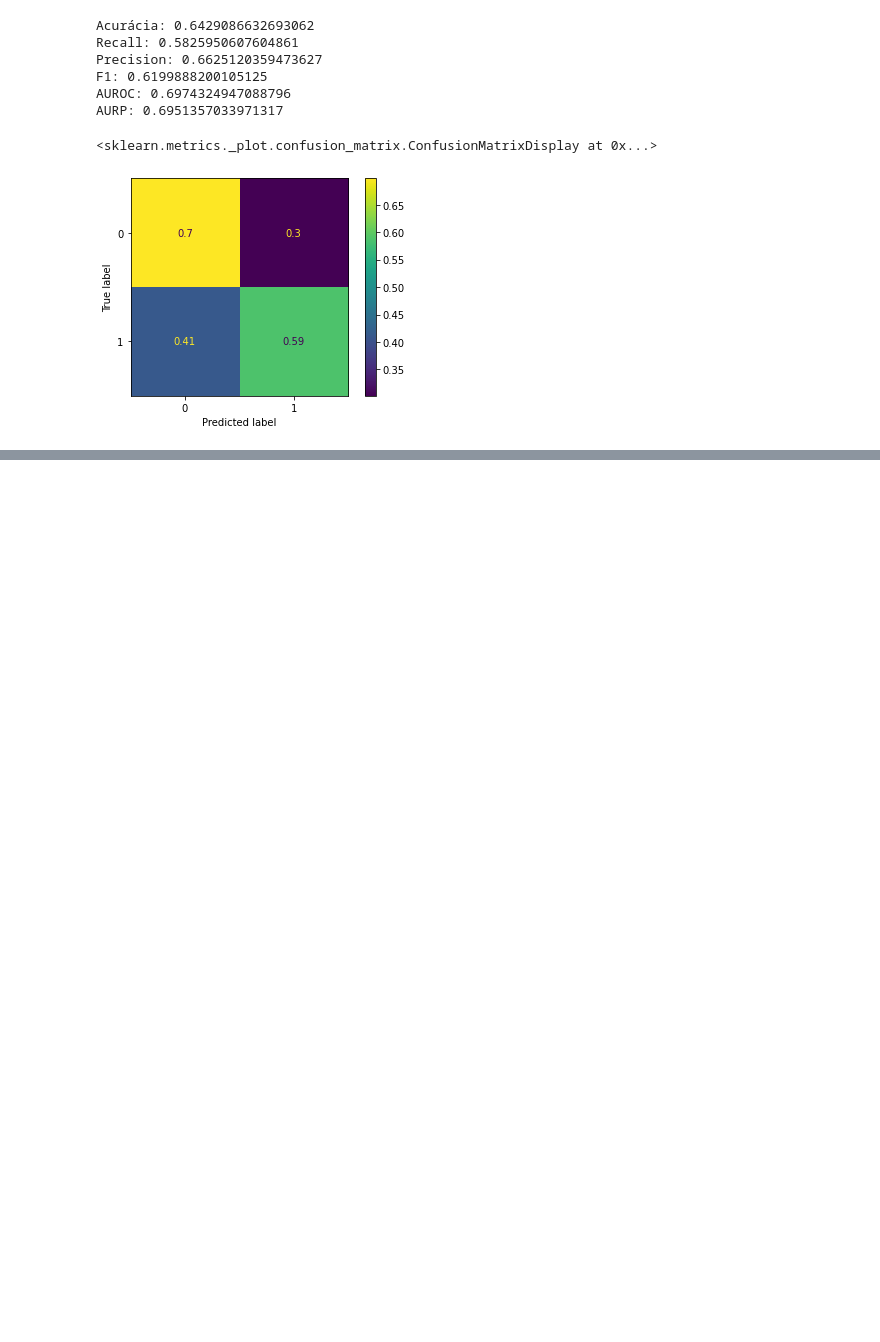
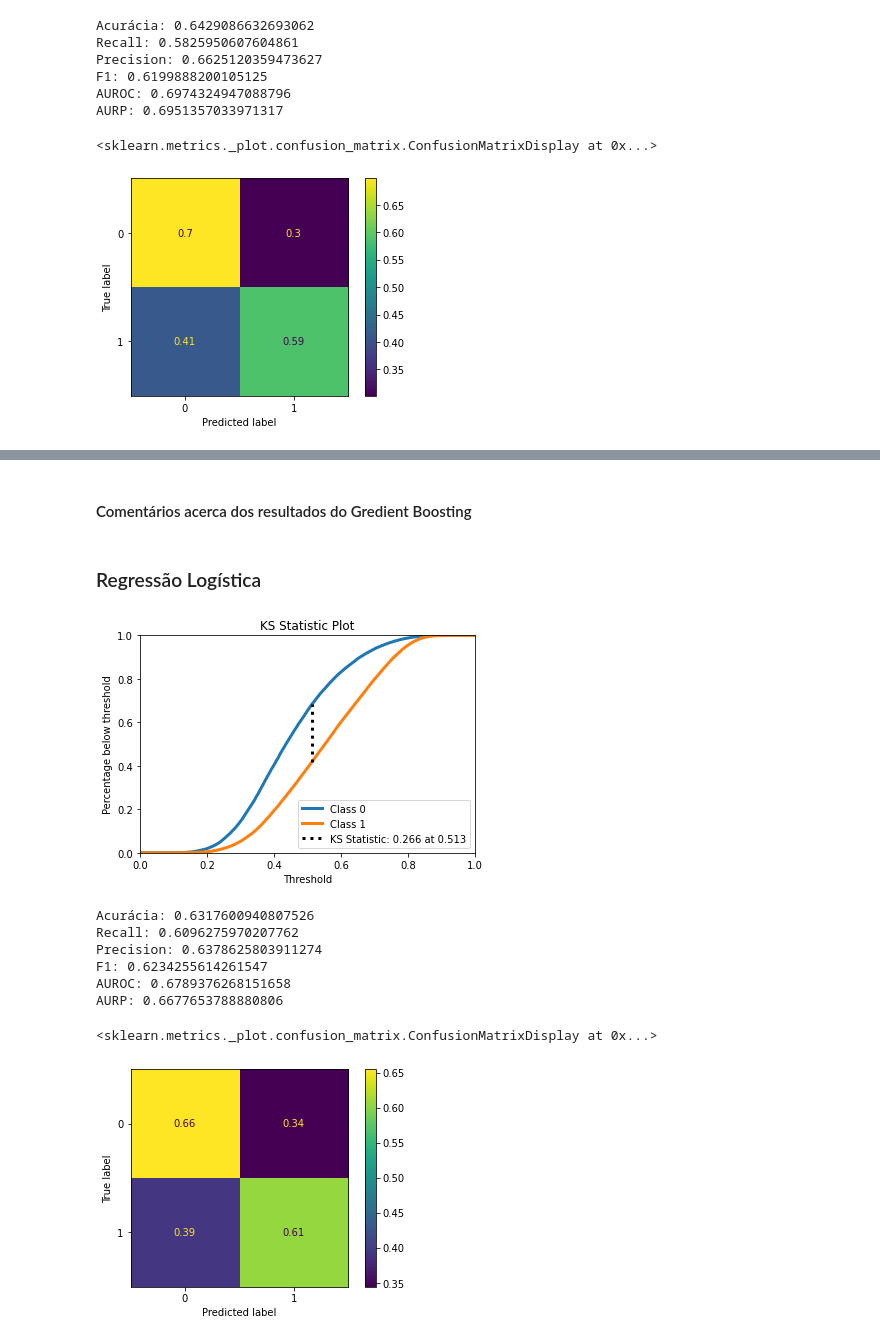
Before and after one commit to AdrianoCabral/projeto-redes, a Jupyter notebook: Projeto_Final.ipynb, the cells around one changed output, grey strips where cells are left out. Drawn from its saved outputs; the diff is of its cells as text; code cells hidden in the pictures; blank space fills up the shorter version.

Commit message:
Adicao de Regressao Logistica

```diff
--- a/Projeto_Final.ipynb
+++ b/Projeto_Final.ipynb
@@ -436,3 +459,49 @@ optuna.visualization.plot_optimization_history(study_2)
 optuna.visualization.plot_slice(study_2)
 # %%
 optuna.visualization.plot_param_importances(study_2)
+# %% [markdown]
+#### Comentários acerca dos resultados do Gredient Boosting
+# %% [markdown]
+### Regressão Logística
+# %%
+# Parâmetros default
+# penalty='l2',
+# *,
+# dual=False,
+# tol=1e-4,
+# C=1.0,
+# fit_intercept=True,
+# intercept_scaling=1,
+# class_weight=None,
+# random_state=None,
+# solver='lbfgs',
+# max_iter=100,
+# multi_class='auto',
+# verbose=0,
+# warm_start=False,
+# n_jobs=None,
+# l1_ratio=None
+
+ds_dropado = ds.drop(labels=['IND_BOM_1_2', 'IND_BOM_1_1'], axis=1)
+df_treino = treino_ina.drop(['IND_BOM_1_2','IND_BOM_1_1'], axis=1).append(treino_adi.drop(['IND_BOM_1_2','IND_BOM_1_1'], axis=1))
+df_validacao = valid_ina.drop(['IND_BOM_1_2','IND_BOM_1_1'], axis=1).append(valid_adi.drop(['IND_BOM_1_2','IND_BOM_1_1'], axis=1))
+df_validacao.drop(columns=['INDEX'], axis=1, inplace=True)
+
+regressao_log = LogisticRegression(max_iter=1000).fit(df_treino, [0]*len(treino_ina)+[1]*len(treino_adi))
+rl_pred_class = regressao_log.predict(df_validacao)
+rl_pred_scores = regressao_log.predict_proba(df_validacao)
+accuracy, recall, precision, f1, auroc, aupr = compute_performance_metrics([0]*len(valid_ina)+[1]*len(valid_adi), rl_pred_class, rl_pred_scores)
+print('Acurácia: {}\nRecall: {}\nPrecision: {}\nF1: {}\nAUROC: {}\nAURP: {}\n\n'.format(accuracy, recall, precision, f1, auroc, aupr))
+df_teste = teste_ina.drop(['IND_BOM_1_2','IND_BOM_1_1'], axis=1).append(teste_adi.drop(['IND_BOM_1_2','IND_BOM_1_1'], axis=1))
+df_teste.drop(columns=['INDEX'], axis=1, inplace=True)
+plot_confusion_matrix(regressao_log, df_teste, [0]*len(teste_ina)+[1]*len(teste_adi), normalize='true')
+# %% [output]
+[figure, added]
+Acurácia: 0.6317600940807526
+Recall: 0.6096275970207762
+Precision: 0.6378625803911274
+F1: 0.6234255614261547
+AUROC: 0.6789376268151658
+AURP: 0.6677653788880806
+<sklearn.metrics._plot.confusion_matrix.ConfusionMatrixDisplay at 0x...>
+[figure, added]
```
Also changed, not shown: parts of 18 cells of this notebook.
